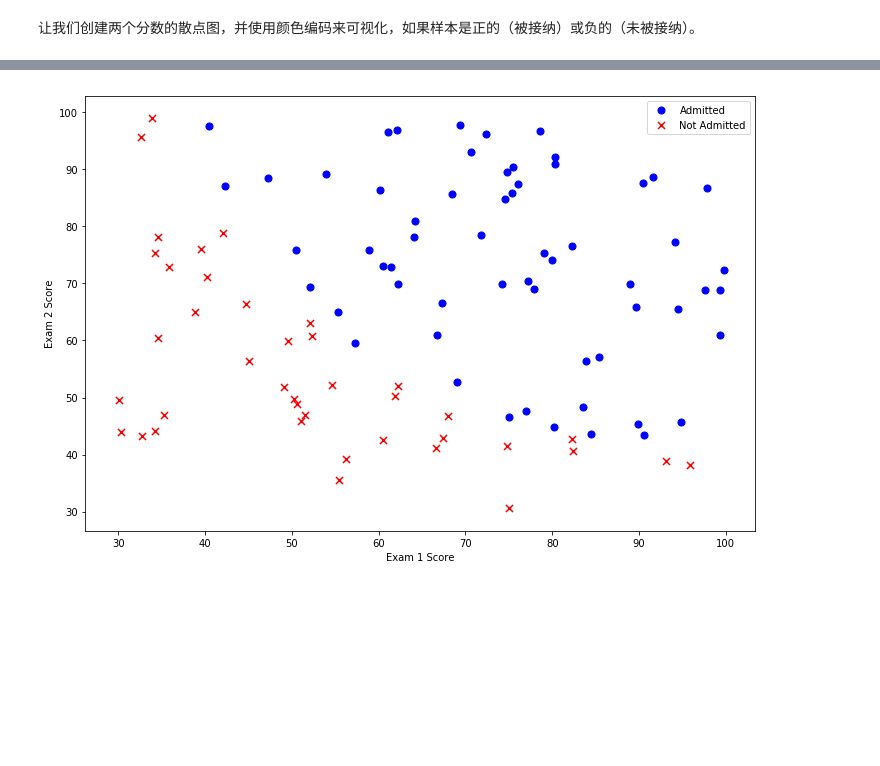
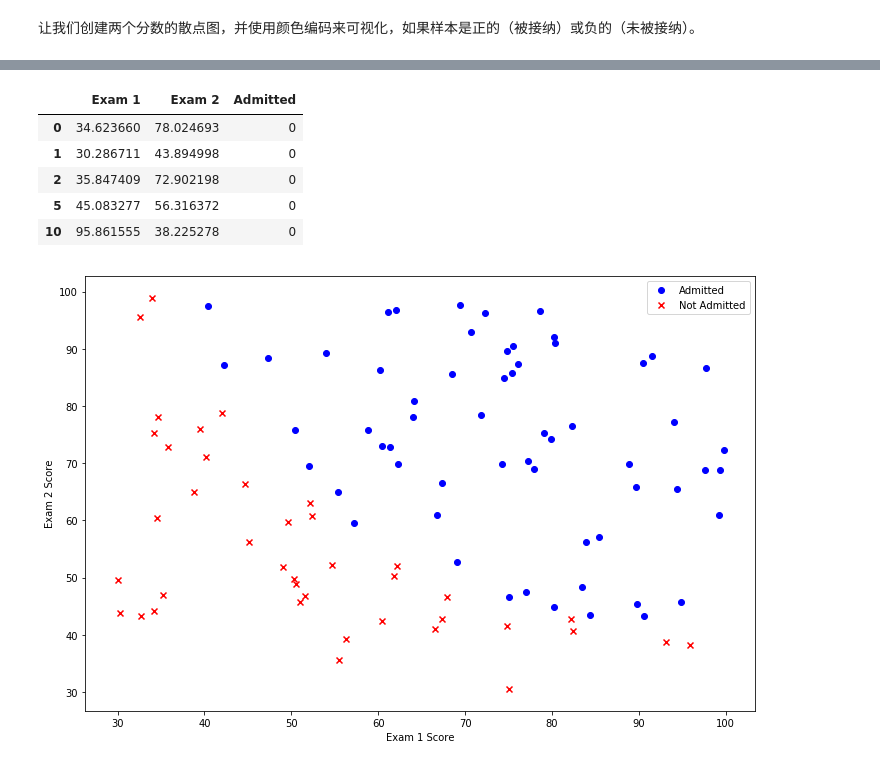
Before and after one commit to PowersYang/Coursera_ML_Exercise, a Jupyter notebook: machine-learning-ex2/ex2.ipynb, the cells around one changed output, grey strips where cells are left out. Cells and saved outputs as stored; diff of their text form; code cells hidden in the pictures; blank space fills up the shorter version.

```diff
--- a/machine-learning-ex2/ex2.ipynb
+++ b/machine-learning-ex2/ex2.ipynb
@@ -26 +40,10 @@ data.head()
+# %%
+negative.head()
+# %% [output]
+|  | Exam 1 | Exam 2 | Admitted |
+| 0 | 34.623660 | 78.024693 | 0 |
+| 1 | 30.286711 | 43.894998 | 0 |
+| 2 | 35.847409 | 72.902198 | 0 |
+| 5 | 45.083277 | 56.316372 | 0 |
+| 10 | 95.861555 | 38.225278 | 0 |
 # %%
```
Also changed, not shown: parts of 25 cells of this notebook.
